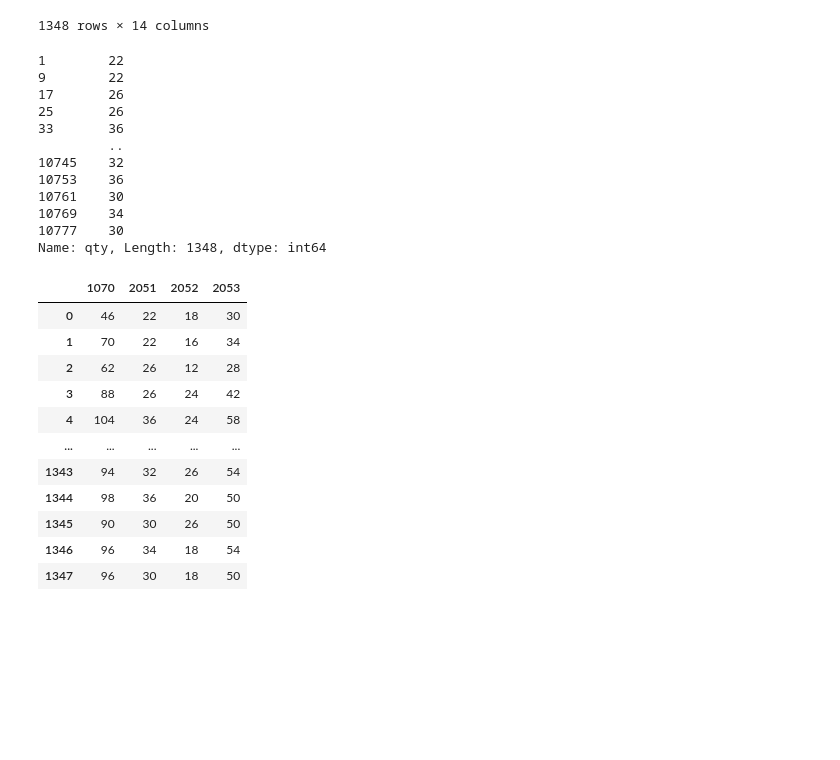
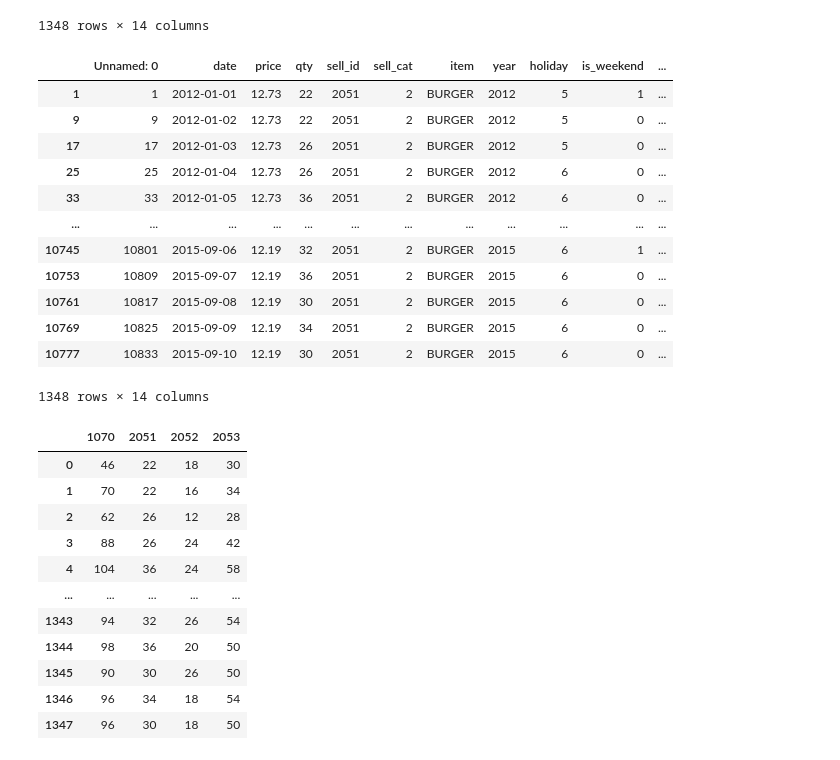
Before and after one commit to xunzhang-sjtu/retail_price_optimization, a Jupyter notebook: data_process_zhangxun.ipynb, the cells around one changed output. Cells and saved outputs as stored; diff of their text form; code cells hidden in the pictures; blank space fills up the shorter version.

```diff
--- a/data_process_zhangxun.ipynb
+++ b/data_process_zhangxun.ipynb
@@ -57,19 +114,20 @@ df_2052_unique
 | 10779 | 10835 | 2015-09-10 | 11.50 | 18 | 2052 | 2 | BURGER | 2015 | 6 | 0 | ... |
 1348 rows × 14 columns
 # %%
-df_2051_unique['qty']
+df_2051_unique
 # %% [output]
+|  | Unnamed: 0 | date | price | qty | sell_id | sell_cat | item | year | holiday | is_weekend | ... |
+| 1 | 1 | 2012-01-01 | 12.73 | 22 | 2051 | 2 | BURGER | 2012 | 5 | 1 | ... |
+| 9 | 9 | 2012-01-02 | 12.73 | 22 | 2051 | 2 | BURGER | 2012 | 5 | 0 | ... |
+| 17 | 17 | 2012-01-03 | 12.73 | 26 | 2051 | 2 | BURGER | 2012 | 5 | 0 | ... |
+| 25 | 25 | 2012-01-04 | 12.73 | 26 | 2051 | 2 | BURGER | 2012 | 6 | 0 | ... |
+| 33 | 33 | 2012-01-05 | 12.73 | 36 | 2051 | 2 | BURGER | 2012 | 6 | 0 | ... |
+| ... | ... | ... | ... | ... | ... | ... | ... | ... | ... | ... | ... |
+| 10745 | 10801 | 2015-09-06 | 12.19 | 32 | 2051 | 2 | BURGER | 2015 | 6 | 1 | ... |
+| 10753 | 10809 | 2015-09-07 | 12.19 | 36 | 2051 | 2 | BURGER | 2015 | 6 | 0 | ... |
+| 10761 | 10817 | 2015-09-08 | 12.19 | 30 | 2051 | 2 | BURGER | 2015 | 6 | 0 | ... |
+| 10769 | 10825 | 2015-09-09 | 12.19 | 34 | 2051 | 2 | BURGER | 2015 | 6 | 0 | ... |
+| 10777 | 10833 | 2015-09-10 | 12.19 | 30 | 2051 | 2 | BURGER | 2015 | 6 | 0 | ... |
-1        22
-9        22
-17       26
-25       26
-33       36
-         ..
-10745    32
-10753    36
-10761    30
-10769    34
-10777    30
-Name: qty, Length: 1348, dtype: int64
+1348 rows × 14 columns
 # %%
 demand_df = pd.DataFrame()
```
Also changed, not shown: parts of 8 cells of this notebook, 3 other files.
